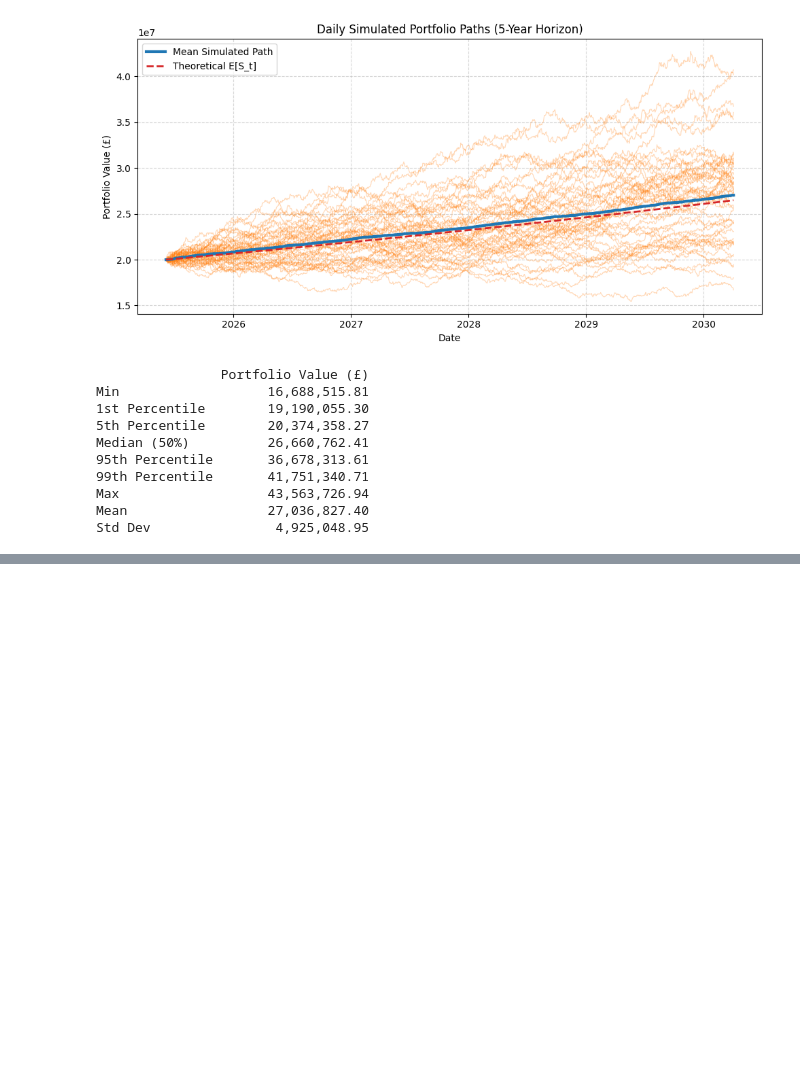
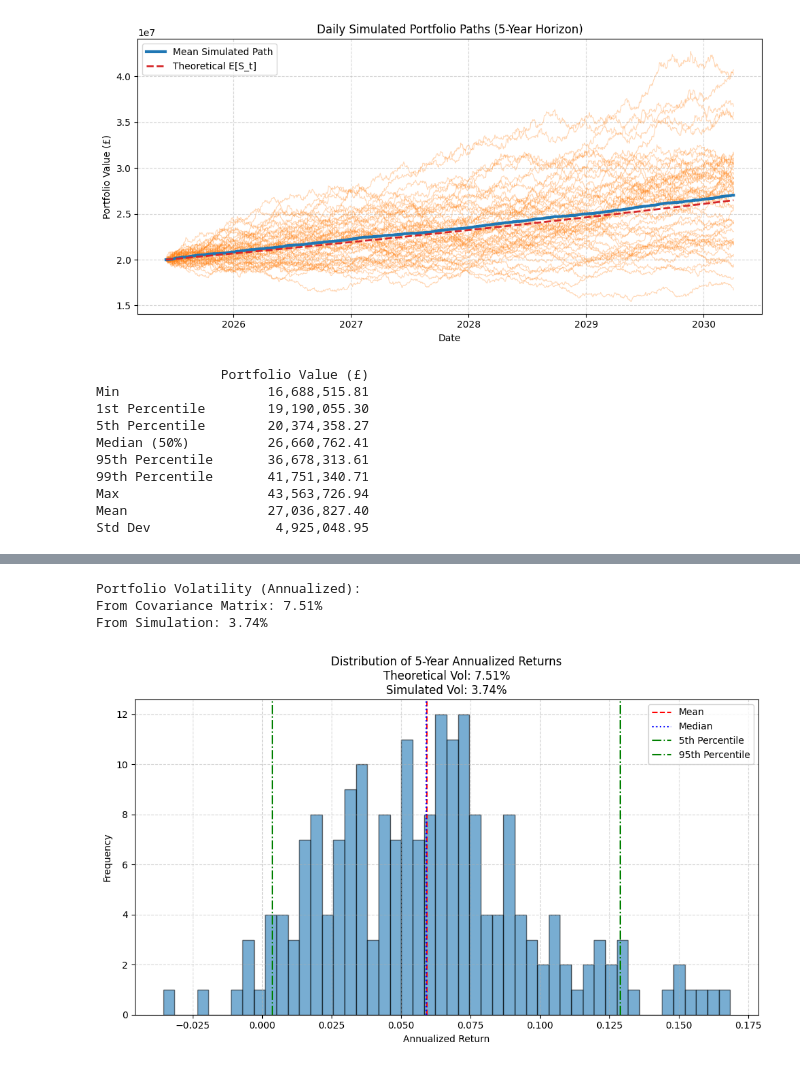
Before and after one commit to Nacho-guti/tripo_capital, a Jupyter notebook: portfolio-optimization/data/processed/value_at_risk.ipynb, the cells around one changed output, grey strips where cells are left out. Cells and saved outputs as stored; diff of their text form; code cells hidden in the pictures; blank space fills up the shorter version.

```diff
--- a/portfolio-optimization/data/processed/value_at_risk.ipynb
+++ b/portfolio-optimization/data/processed/value_at_risk.ipynb
@@ -421,0 +465,36 @@ Std Dev                4,925,048.95
+# %%
+# Method 1: Using the covariance matrix (theoretical/expected volatility)
+# This is what we used in the simulation setup
+cov_daily = log_returns.cov().values
+sigma_port_daily = np.sqrt(w @ cov_daily @ w)
+annual_vol_cov = sigma_port_daily * np.sqrt(252)  # Annualize daily volatility
+
+# Method 2: Using the standard deviation of simulated returns (empirical volatility)
+annual_vol_sim = np.std(annualized_returns)
+
+# Print both for comparison
+print("Portfolio Volatility (Annualized):")
+print(f"From Covariance Matrix: {annual_vol_cov:.2%}")
+print(f"From Simulation: {annual_vol_sim:.2%}")
+
+# Optional: Add both to the histogram plot
+plt.figure(figsize=(10, 6))
+plt.hist(annualized_returns, bins=50, alpha=0.6, edgecolor='k')
+plt.axvline(mean_annual_return, color='red', linestyle='--', label='Mean')
+plt.axvline(median_annual_return, color='blue', linestyle=':', label='Median')
+plt.axvline(p5_annual_return, color='green', linestyle='-.', label='5th Percentile')
+plt.axvline(p95_annual_return, color='green', linestyle='-.', label='95th Percentile')
+plt.title(f"Distribution of 5-Year Annualized Returns\n" +
+          f"Theoretical Vol: {annual_vol_cov:.2%}\n" +
+          f"Simulated Vol: {annual_vol_sim:.2%}")
+plt.xlabel("Annualized Return")
+plt.ylabel("Frequency")
+plt.legend()
+plt.grid(True, linestyle='--', alpha=0.5)
+plt.tight_layout()
+plt.show()
+# %% [output]
+Portfolio Volatility (Annualized):
+From Covariance Matrix: 7.51%
+From Simulation: 3.74%
+[figure, added]
```
Also changed, not shown: parts of 11 cells of this notebook, 10 other files.
